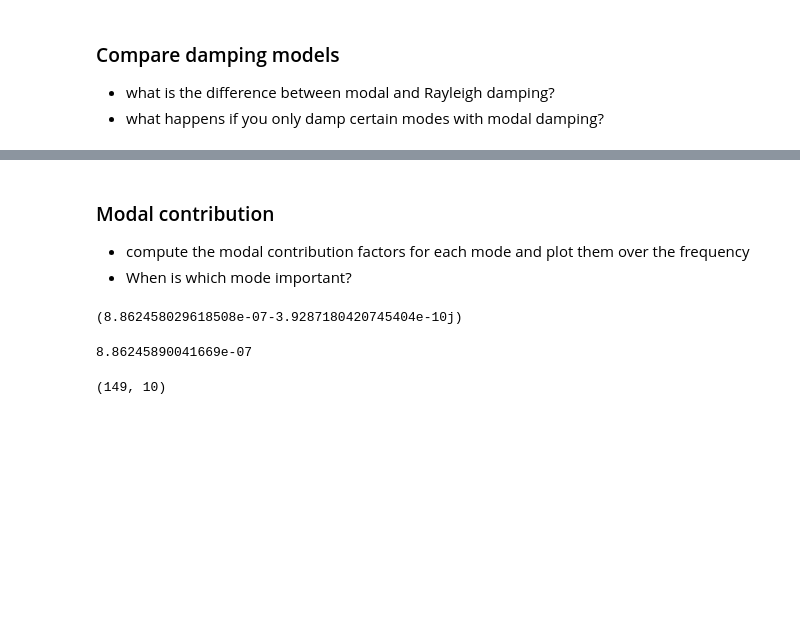
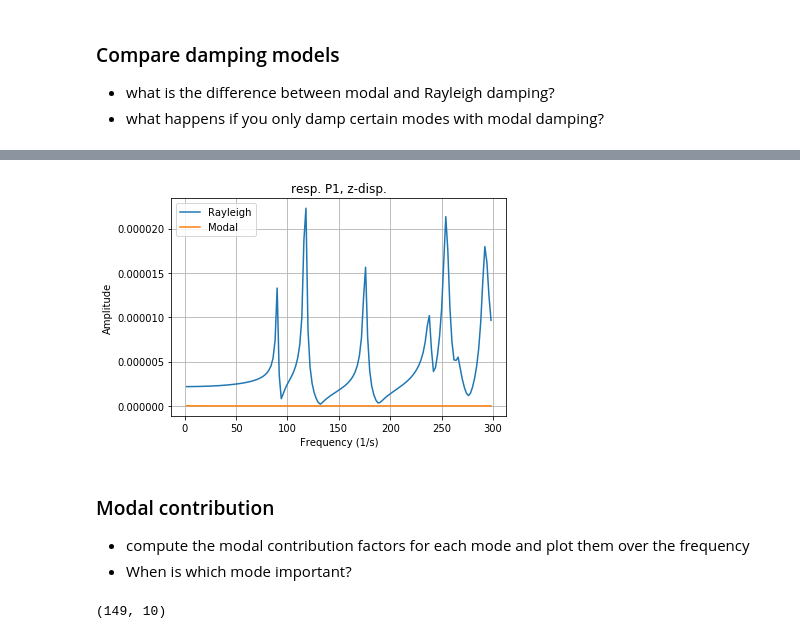
Before and after one commit to phmandl/modalanalyse, a Jupyter notebook: HW3/3_ModalSubspace_coupled_oscillators-max.ipynb, the cells around one changed output, grey strips where cells are left out. Cells and saved outputs as stored; diff of their text form; code cells hidden in the pictures; blank space fills up the shorter version.

```diff
--- a/HW3/3_ModalSubspace_coupled_oscillators-max.ipynb
+++ b/HW3/3_ModalSubspace_coupled_oscillators-max.ipynb
@@ -320,0 +323,14 @@ plt.show()
+# %%
+#plot response in z for P1 with Rayleigh damping and Modal damping
+plt.plot(frequency, P1_resp_z_ray[:,0], label = 'Rayleigh')
+plt.plot(frequency, P1_resp_z_mod[:,0], label = 'Modal')
+plt.title('resp. P1, z-disp.')
+plt.ylabel('Amplitude')
+plt.xlabel('Frequency (1/s)')
+# plt.xscale('log')
+# plt.xlim(1, 1000)
+plt.grid(True)
+plt.legend()
+plt.show()
+# %% [output]
+[figure, added]
@@ -332,11 +364,3 @@ for i in range(len(frequency)):
-# %%
-print(eta_hat_ray[0,0])
-# %% [output]
-(8.862458029618508e-07-3.9287180420745404e-10j)
-# %%
-print(abs(eta_hat_ray[0,0]))
-# %% [output]
-8.86245890041669e-07
 # %%
 rho.shape
 # %% [output]
```
Also changed, not shown: parts of 15 cells of this notebook.
